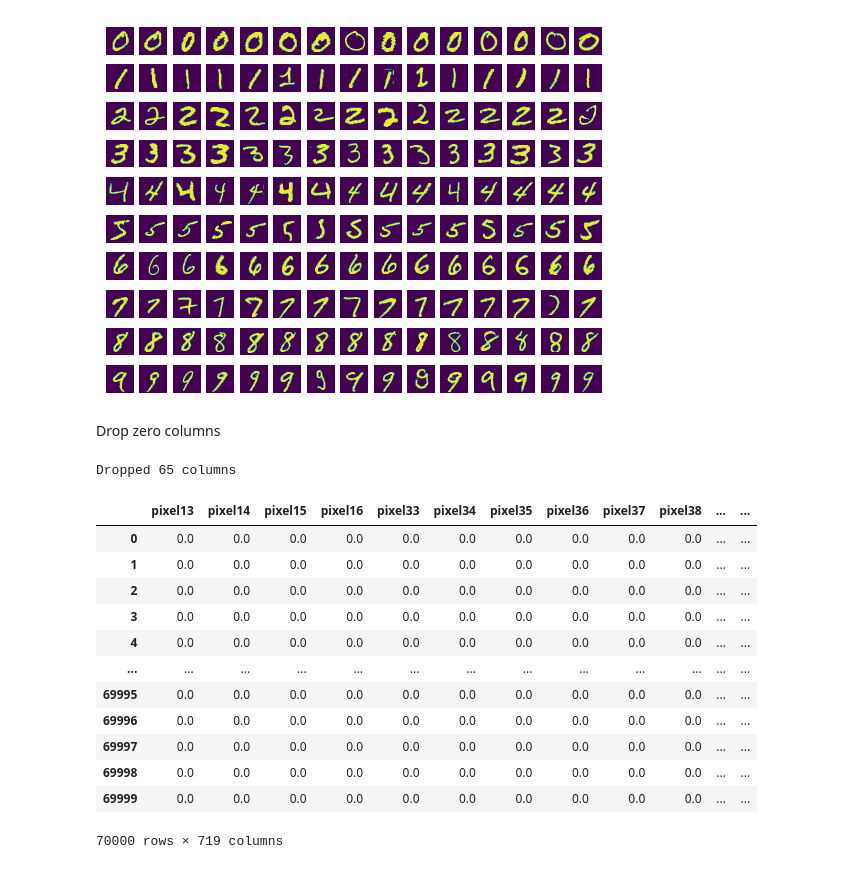
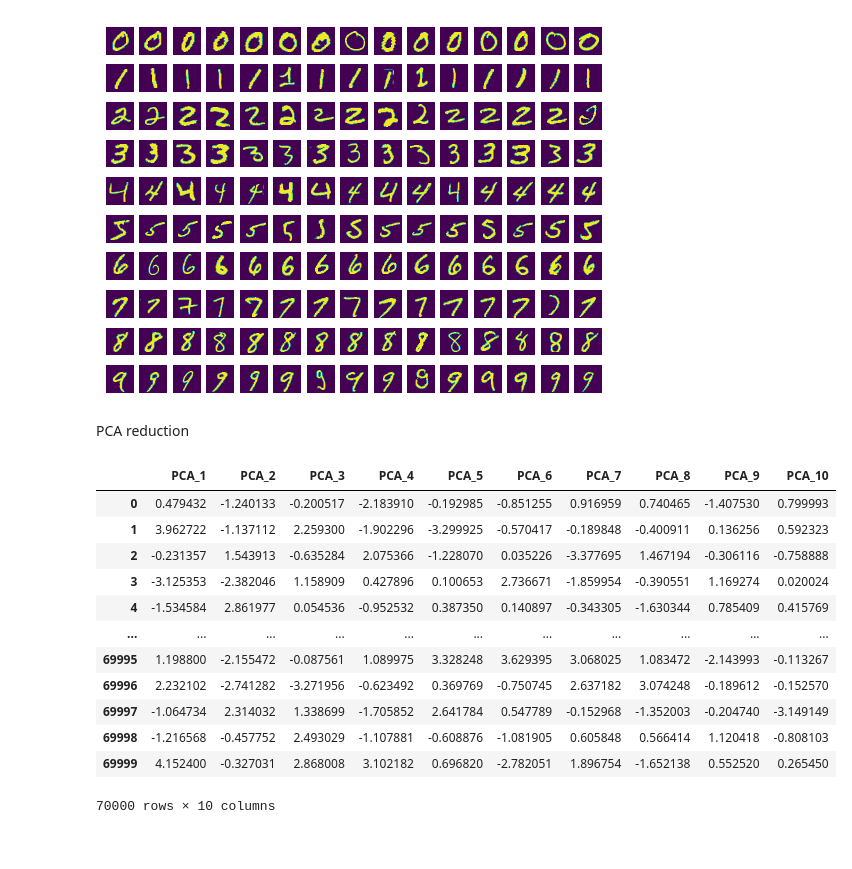
Before and after one commit to Lotto98/Clustering, a Jupyter notebook: dataset.ipynb, the cells around one changed output. Cells and saved outputs as stored; diff of their text form; code cells hidden in the pictures.

```diff
--- a/dataset.ipynb
+++ b/dataset.ipynb
@@ -64,33 +67,3 @@ def plot_digits(iter=15):
 plot_digits()
 # %% [output]
 [figure]
-# %% [markdown]
-Drop zero columns
-# %%
-def drop_unique_col():
-    count=0
-    for col in X:
-        if len(X[col].unique()) == 1:
-            X.drop(col,axis=1,inplace=True)
-            count+=1
-    print("Dropped "+str(count)+" columns")
-
-drop_unique_col()
-# %% [output]
-Dropped 65 columns
-# %%
-X
-# %% [output]
-|  | pixel13 | pixel14 | pixel15 | pixel16 | pixel33 | pixel34 | pixel35 | pixel36 | pixel37 | pixel38 | ... | ... |
-| 0 | 0.0 | 0.0 | 0.0 | 0.0 | 0.0 | 0.0 | 0.0 | 0.0 | 0.0 | 0.0 | ... | ... |
-| 1 | 0.0 | 0.0 | 0.0 | 0.0 | 0.0 | 0.0 | 0.0 | 0.0 | 0.0 | 0.0 | ... | ... |
-| 2 | 0.0 | 0.0 | 0.0 | 0.0 | 0.0 | 0.0 | 0.0 | 0.0 | 0.0 | 0.0 | ... | ... |
-| 3 | 0.0 | 0.0 | 0.0 | 0.0 | 0.0 | 0.0 | 0.0 | 0.0 | 0.0 | 0.0 | ... | ... |
-| 4 | 0.0 | 0.0 | 0.0 | 0.0 | 0.0 | 0.0 | 0.0 | 0.0 | 0.0 | 0.0 | ... | ... |
-| ... | ... | ... | ... | ... | ... | ... | ... | ... | ... | ... | ... | ... |
-| 69995 | 0.0 | 0.0 | 0.0 | 0.0 | 0.0 | 0.0 | 0.0 | 0.0 | 0.0 | 0.0 | ... | ... |
-| 69996 | 0.0 | 0.0 | 0.0 | 0.0 | 0.0 | 0.0 | 0.0 | 0.0 | 0.0 | 0.0 | ... | ... |
-| 69997 | 0.0 | 0.0 | 0.0 | 0.0 | 0.0 | 0.0 | 0.0 | 0.0 | 0.0 | 0.0 | ... | ... |
-| 69998 | 0.0 | 0.0 | 0.0 | 0.0 | 0.0 | 0.0 | 0.0 | 0.0 | 0.0 | 0.0 | ... | ... |
-| 69999 | 0.0 | 0.0 | 0.0 | 0.0 | 0.0 | 0.0 | 0.0 | 0.0 | 0.0 | 0.0 | ... | ... |
-70000 rows × 719 columns
@@ -99,0 +70,20 @@ y.to_csv(r'./dataset/y_dropped.csv',index=False)
+# %% [markdown]
+PCA reduction
+# %%
+pca=PCA(n_components=10)
+
+pd.DataFrame(pca.fit_transform(X),columns=["PCA_"+str(x) for x in range(1,11)])
+# %% [output]
+|  | PCA_1 | PCA_2 | PCA_3 | PCA_4 | PCA_5 | PCA_6 | PCA_7 | PCA_8 | PCA_9 | PCA_10 |
+| 0 | 0.479432 | -1.240133 | -0.200517 | -2.183910 | -0.192985 | -0.851255 | 0.916959 | 0.740465 | -1.407530 | 0.799993 |
+| 1 | 3.962722 | -1.137112 | 2.259300 | -1.902296 | -3.299925 | -0.570417 | -0.189848 | -0.400911 | 0.136256 | 0.592323 |
+| 2 | -0.231357 | 1.543913 | -0.635284 | 2.075366 | -1.228070 | 0.035226 | -3.377695 | 1.467194 | -0.306116 | -0.758888 |
+| 3 | -3.125353 | -2.382046 | 1.158909 | 0.427896 | 0.100653 | 2.736671 | -1.859954 | -0.390551 | 1.169274 | 0.020024 |
+| 4 | -1.534584 | 2.861977 | 0.054536 | -0.952532 | 0.387350 | 0.140897 | -0.343305 | -1.630344 | 0.785409 | 0.415769 |
+| ... | ... | ... | ... | ... | ... | ... | ... | ... | ... | ... |
+| 69995 | 1.198800 | -2.155472 | -0.087561 | 1.089975 | 3.328248 | 3.629395 | 3.068025 | 1.083472 | -2.143993 | -0.113267 |
+| 69996 | 2.232102 | -2.741282 | -3.271956 | -0.623492 | 0.369769 | -0.750745 | 2.637182 | 3.074248 | -0.189612 | -0.152570 |
+| 69997 | -1.064734 | 2.314032 | 1.338699 | -1.705852 | 2.641784 | 0.547789 | -0.152968 | -1.352003 | -0.204740 | -3.149149 |
+| 69998 | -1.216568 | -0.457752 | 2.493029 | -1.107881 | -0.608876 | -1.081905 | 0.605848 | 0.566414 | 1.120418 | -0.808103 |
+| 69999 | 4.152400 | -0.327031 | 2.868008 | 3.102182 | 0.696820 | -2.782051 | 1.896754 | -1.652138 | 0.552520 | 0.265450 |
+70000 rows × 10 columns
```
Also changed, not shown: parts of 2 cells of this notebook.
